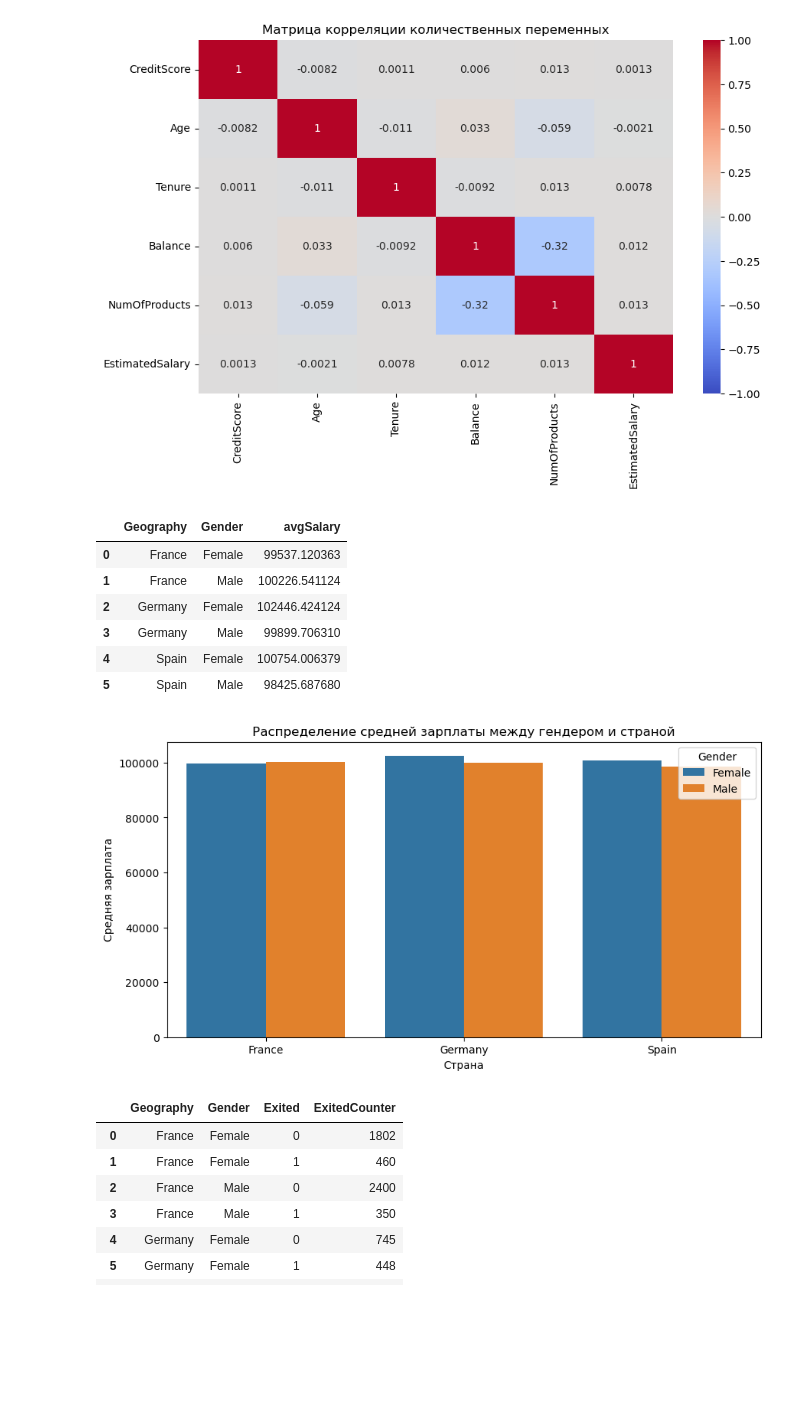
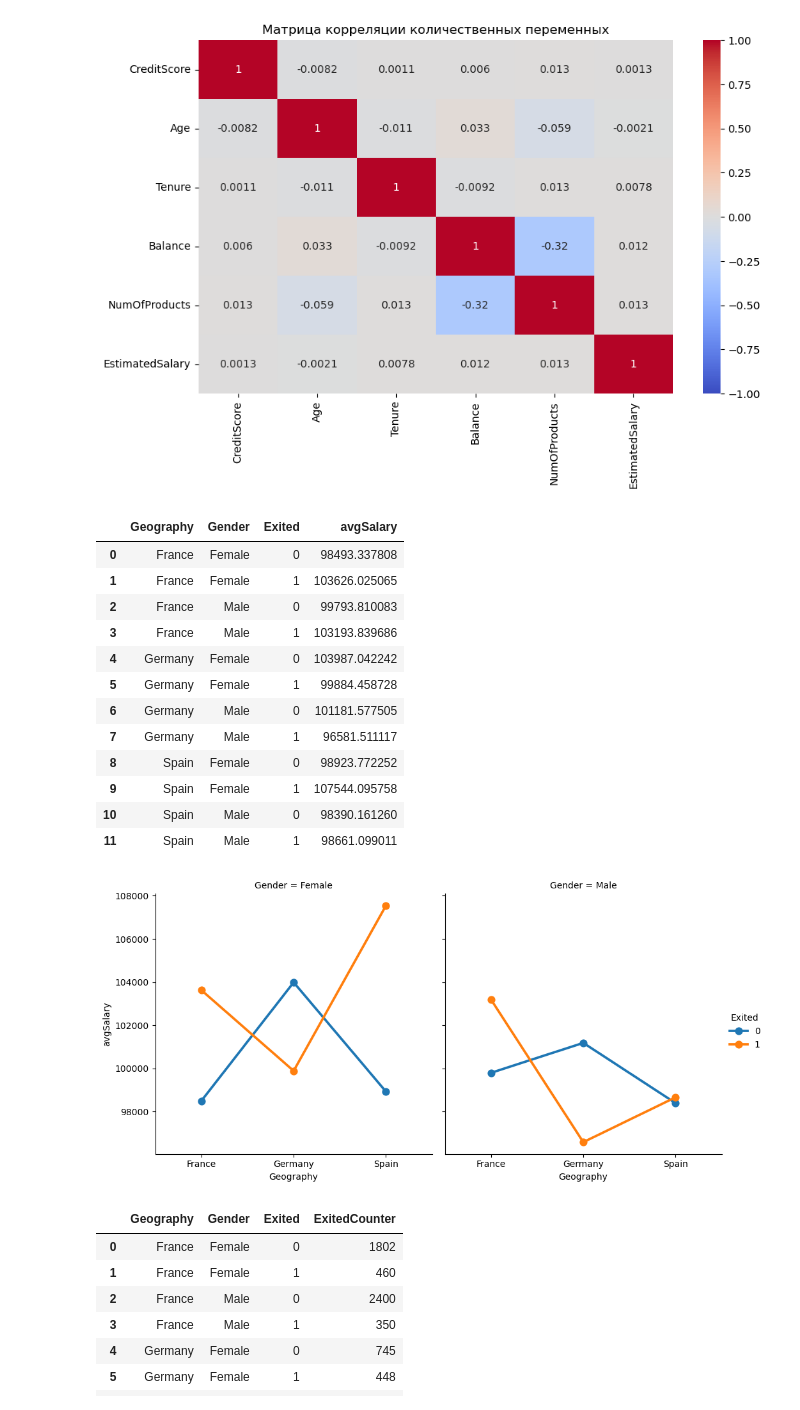
Before and after one commit to ChillLover/BankChurn, a Jupyter notebook: eda.ipynb, the cells around one changed output. Cells and saved outputs as stored; diff of their text form; code cells hidden in the pictures; blank space fills up the shorter version.

```diff
--- a/eda.ipynb
+++ b/eda.ipynb
@@ -169,26 +169,28 @@ plt.show()
 # %% [output]
 [figure]
 # %%
-MeanPerHuman = data.groupby(['Geography', 'Gender',]).agg(avgSalary=('EstimatedSalary', 'mean')).reset_index()
+MeanPerHuman = data.groupby(['Geography', 'Gender', 'Exited']).agg(avgSalary=('EstimatedSalary', 'mean')).reset_index()
 
 MeanPerHuman
 # %% [output]
-|  | Geography | Gender | avgSalary |
-| 0 | France | Female | 99537.120363 |
-| 1 | France | Male | 100226.541124 |
-| 2 | Germany | Female | 102446.424124 |
-| 3 | Germany | Male | 99899.706310 |
-| 4 | Spain | Female | 100754.006379 |
-| 5 | Spain | Male | 98425.687680 |
+|  | Geography | Gender | Exited | avgSalary |
+| 0 | France | Female | 0 | 98493.337808 |
+| 1 | France | Female | 1 | 103626.025065 |
+| 2 | France | Male | 0 | 99793.810083 |
+| 3 | France | Male | 1 | 103193.839686 |
+| 4 | Germany | Female | 0 | 103987.042242 |
+| 5 | Germany | Female | 1 | 99884.458728 |
+| 6 | Germany | Male | 0 | 101181.577505 |
+| 7 | Germany | Male | 1 | 96581.511117 |
+| 8 | Spain | Female | 0 | 98923.772252 |
+| 9 | Spain | Female | 1 | 107544.095758 |
+| 10 | Spain | Male | 0 | 98390.161260 |
+| 11 | Spain | Male | 1 | 98661.099011 |
 # %%
-fig, axis = plt.subplots(figsize=(10, 5))
-ax = sns.barplot(y=MeanPerHuman.avgSalary, x=MeanPerHuman.Geography, hue=MeanPerHuman.Gender)
-ax.set_xlabel('Страна')
-ax.set_ylabel('Средняя зарплата')
-ax.set_title('Распределение средней зарплаты между гендером и страной')
+sns.catplot(x=MeanPerHuman.Geography, y=MeanPerHuman.avgSalary, hue=MeanPerHuman.Exited, col=MeanPerHuman.Gender, kind='point')
 plt.show()
 # %% [output]
-[figure, old version]
+[figure, new version]
 # %%
 exited = data.groupby(['Geography', 'Gender', 'Exited',]).agg(ExitedCounter=('Exited', 'count')).reset_index()
 
```
Also changed, not shown: parts of 4 cells of this notebook.
